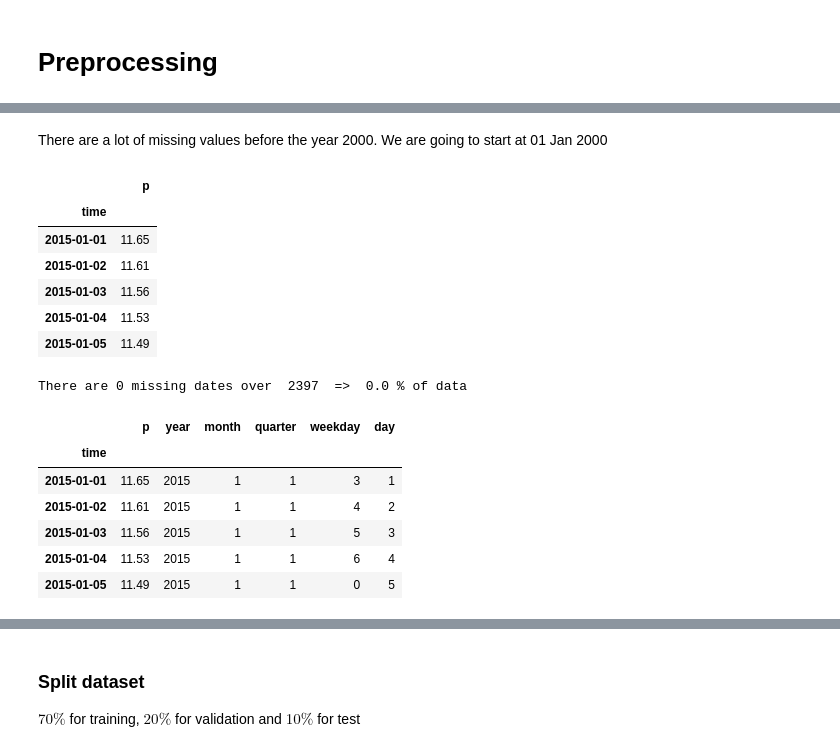
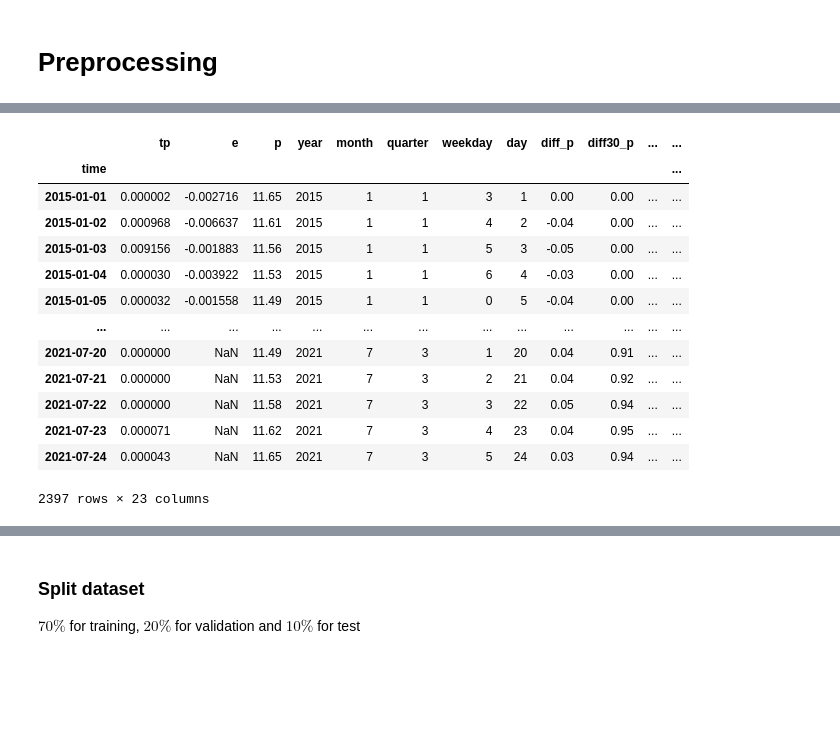
Before and after one commit to frankl1/piezoforecast, a Jupyter notebook: portfolio_experiments/defi1-final.ipynb, the cells around one changed output, grey strips where cells are left out. Drawn from its saved outputs; the diff is of its cells as text; code cells hidden in the pictures; blank space fills up the shorter version.

```diff
--- a/portfolio_experiments/defi1-final.ipynb
+++ b/portfolio_experiments/defi1-final.ipynb
@@ -150,44 +127,28 @@ ax.get_figure().savefig(f'Images/intervalle_inter_messure_{bss_id}.png')
-# %% [markdown]
-There are a lot of missing values before the year 2000. We are going to start at 01 Jan 2000
-# %%
-# select depth col
-data = data[['p']]
-
-# dropna
-#data = data.dropna()
-data.head()
-# %% [output]
-|  | p |
-| time |  |
-| 2015-01-01 | 11.65 |
-| 2015-01-02 | 11.61 |
-| 2015-01-03 | 11.56 |
-| 2015-01-04 | 11.53 |
-| 2015-01-05 | 11.49 |
-# %%
-# start_date = '04-05-1970'
-# start_date = '09-08-1984'
-# start_date = '01-01-2000'
-start_date = data.index.min()
-
-data = data.loc[start_date:, :]
-
-new_index = pd.date_range(start_date, data.index.max())
-
-missing_index = new_index.difference(data.index)
-
-print("There are", missing_index.size, "missing dates over ", new_index.size, " => ", round(100 * missing_index.size/new_index.size, 2), "% of data")
-# %% [output]
-There are 0 missing dates over  2397  =>  0.0 % of data
 # %%
-# date feature
-data = add_date_features(data)
-data.head()
+data_no_missing = data.copy()
+data_no_missing.e = data_no_missing.e.interpolate(method='linear') # evapotranspiration
+data_no_missing.p = data_no_missing.tp.interpolate(method='linear') # pricipitation
+
+# Adding date features
+data_no_missing = add_date_features(data)
+
+# First and second degree diff
+data_no_missing = add_derivate_features(data_no_missing, 'p')
+data_no_missing = add_derivate_features(data_no_missing, 'e')
+data_no_missing = add_derivate_features(data_no_missing, 'tp')
+data_no_missing
 # %% [output]
-|  | p | year | month | quarter | weekday | day |
-| time |  |  |  |  |  |  |
-| 2015-01-01 | 11.65 | 2015 | 1 | 1 | 3 | 1 |
-| 2015-01-02 | 11.61 | 2015 | 1 | 1 | 4 | 2 |
-| 2015-01-03 | 11.56 | 2015 | 1 | 1 | 5 | 3 |
-| 2015-01-04 | 11.53 | 2015 | 1 | 1 | 6 | 4 |
-| 2015-01-05 | 11.49 | 2015 | 1 | 1 | 0 | 5 |
+|  | tp | e | p | year | month | quarter | weekday | day | diff_p | diff30_p | ... | ... |
+| time |  |  |  |  |  |  |  |  |  |  |  | ... |
+| 2015-01-01 | 0.000002 | -0.002716 | 11.65 | 2015 | 1 | 1 | 3 | 1 | 0.00 | 0.00 | ... | ... |
+| 2015-01-02 | 0.000968 | -0.006637 | 11.61 | 2015 | 1 | 1 | 4 | 2 | -0.04 | 0.00 | ... | ... |
+| 2015-01-03 | 0.009156 | -0.001883 | 11.56 | 2015 | 1 | 1 | 5 | 3 | -0.05 | 0.00 | ... | ... |
+| 2015-01-04 | 0.000030 | -0.003922 | 11.53 | 2015 | 1 | 1 | 6 | 4 | -0.03 | 0.00 | ... | ... |
+| 2015-01-05 | 0.000032 | -0.001558 | 11.49 | 2015 | 1 | 1 | 0 | 5 | -0.04 | 0.00 | ... | ... |
+| ... | ... | ... | ... | ... | ... | ... | ... | ... | ... | ... | ... | ... |
+| 2021-07-20 | 0.000000 | NaN | 11.49 | 2021 | 7 | 3 | 1 | 20 | 0.04 | 0.91 | ... | ... |
+| 2021-07-21 | 0.000000 | NaN | 11.53 | 2021 | 7 | 3 | 2 | 21 | 0.04 | 0.92 | ... | ... |
+| 2021-07-22 | 0.000000 | NaN | 11.58 | 2021 | 7 | 3 | 3 | 22 | 0.05 | 0.94 | ... | ... |
+| 2021-07-23 | 0.000071 | NaN | 11.62 | 2021 | 7 | 3 | 4 | 23 | 0.04 | 0.95 | ... | ... |
+| 2021-07-24 | 0.000043 | NaN | 11.65 | 2021 | 7 | 3 | 5 | 24 | 0.03 | 0.94 | ... | ... |
+2397 rows × 23 columns
```
Also changed, not shown: parts of 15 cells of this notebook, 4 other files.
